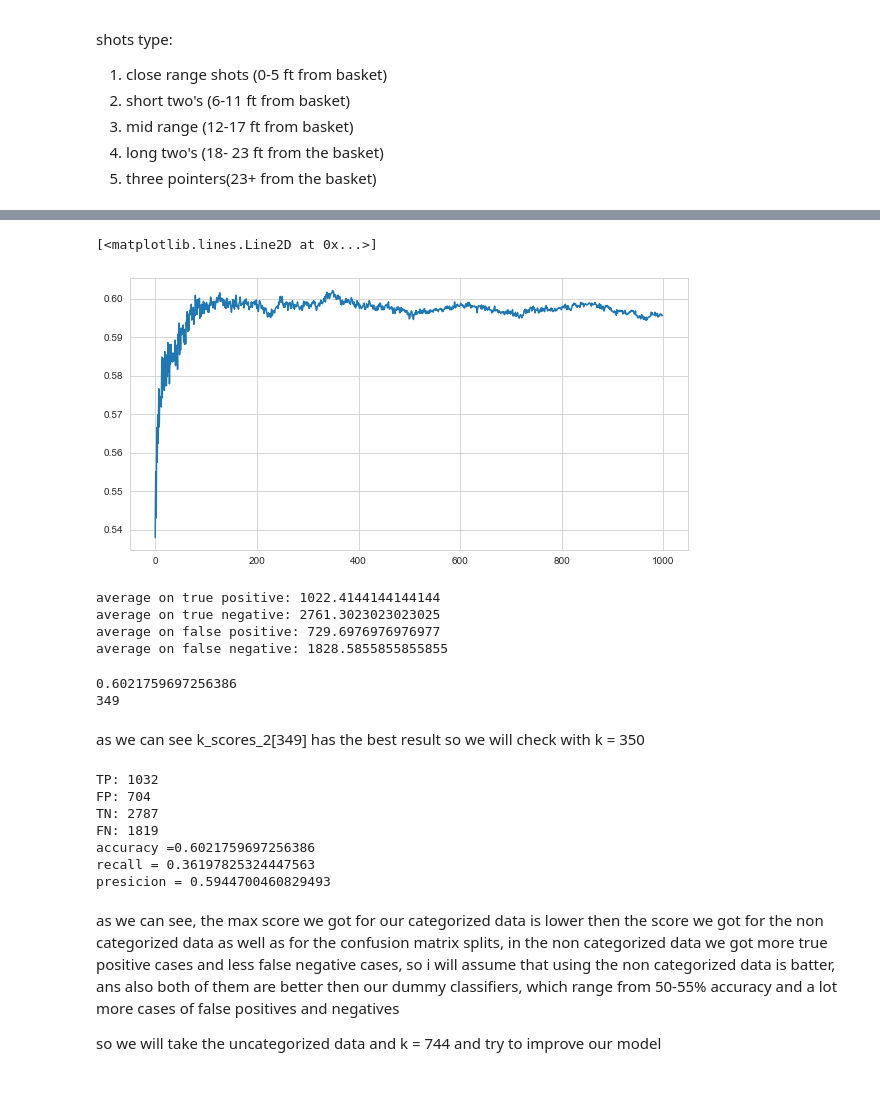
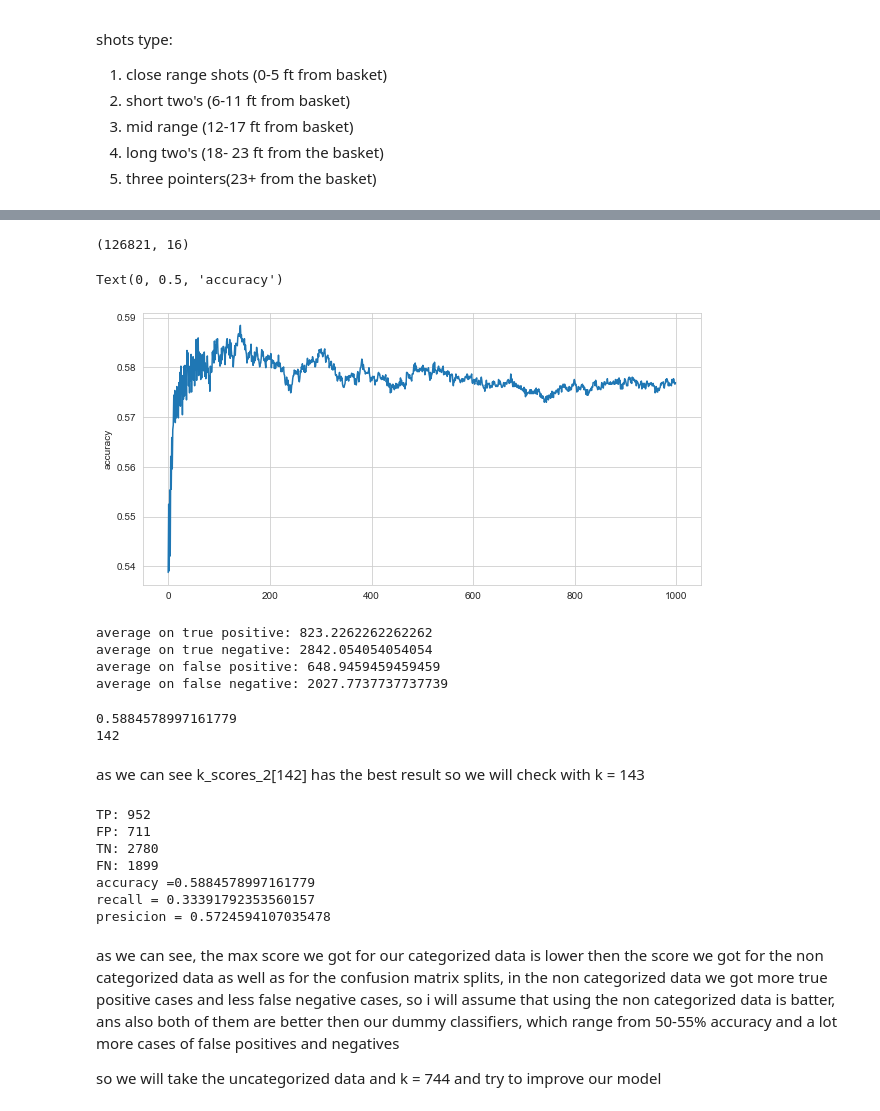
Before and after one commit to LiorBreitman8234/DataScienceFinalProjcet, a Jupyter notebook: classification- nba shots.ipynb, the cells around one changed output, grey strips where cells are left out. Saved outputs shown, nothing was run; the diff lists cells and outputs as text; code cells hidden in the pictures.

```diff
--- a/nba shots classification.ipynb
+++ b/classification- nba shots.ipynb
@@ -867,7 +867,7 @@ shots type:
 4. long two's (18- 23 ft from the basket)
 5. three pointers(23+ from the basket)
 # %%
-new_df = df
+new_df = df.copy()
 new_df.loc[(new_df.SHOT_DIST <= 5),'SHOT_DIST'] = 1
 new_df.loc[((new_df.SHOT_DIST <= 11) &(new_df.SHOT_DIST >5)),'SHOT_DIST'] = 2
 new_df.loc[((new_df.SHOT_DIST > 11) &(new_df.SHOT_DIST <= 17)),'SHOT_DIST'] = 3
@@ -880,4 +891,4 @@ new_df.loc[(new_df.SHOT_CLOCK > 14),'SHOT_CLOCK'] = 1
 # %%
-new_df = new_df.rename(columns = {"SHOT_DIST":"SHOT_TYPE","SHOT_CLOCK":"POS_TYPE"})
+new_df= pd.get_dummies(new_df, columns = ['SHOT_DIST','SHOT_CLOCK'])
 new_df.head()
 # %% [output]
@@ -889,0 +901,3 @@ new_df.head()
+# %%
+new_df = new_df.rename(columns = {"SHOT_DIST_1.0":"CLOSE_TWO","SHOT_DIST_2.0":"SHORT_TWO","SHOT_DIST_3.0":"MID_RANGE","SHOT_DIST_4.0":"LONG_TWO","SHOT_DIST_5.0":"THREE","SHOT_CLOCK_1.0":"QUICK_POS","SHOT_CLOCK_2.0":"MED_POS","SHOT_CLOCK_3.0":"LONG_POS","SHOT_CLOCK_4.0":"LATE_POS"})
+new_df.head()
@@ -890,14 +911,26 @@ new_df.head()
+# %%
+new_df.shape
+# %% [output]
+(126821, 16)
 # %%
-data = np.zeros((new_df.shape[0],8))
+data = np.zeros((new_df.shape[0],16))
 for i in range(len(data)):
     data[i][0] = new_df.loc[i].W
     data[i][1] = new_df.loc[i].FINAL_MARGIN
     data[i][2] = new_df.loc[i].SHOT_NUMBER
     data[i][3] = new_df.loc[i].PERIOD
-    data[i][4] = new_df.loc[i].POS_TYPE
-    data[i][5] = new_df.loc[i].DRIBBLES
-    data[i][6] = new_df.loc[i].TOUCH_TIME
-    data[i][7] = new_df.loc[i].SHOT_TYPE
+    data[i][4] = new_df.loc[i].DRIBBLES
+    data[i][5] = new_df.loc[i].TOUCH_TIME
+    data[i][6] = new_df.loc[i].CLOSE_DEF_DIST
+    data[i][7] = new_df.loc[i].CLOSE_TWO
+    data[i][8] = new_df.loc[i].SHORT_TWO
+    data[i][9] = new_df.loc[i].MID_RANGE
+    data[i][10] = new_df.loc[i].LONG_TWO
+    data[i][11] = new_df.loc[i].THREE
+    data[i][12] = new_df.loc[i].QUICK_POS
+    data[i][13] = new_df.loc[i].MED_POS
+    data[i][14] = new_df.loc[i].LONG_POS
+    data[i][15]=new_df.loc[i].LATE_POS
 # %%
 data_train, data_test, target_train, target_test = train_test_split(data, target,test_size = 0.05, random_state=10)
 
@@ -915,9 +948,10 @@ for k in k_range:
 # %%
 plt.figure(figsize = [10,5])
 plt.plot(k_scores_2)
+plt.ylabel("accuracy")
 # %% [output]
-[<matplotlib.lines.Line2D at 0x...>]
+Text(0, 0.5, 'accuracy')
-[figure, old version]
+[figure, new version]
 # %%
 TP = 0
 FP =0
@@ -937,22 +971,22 @@ print("average on true negative: " + str(TNmean))
 print("average on false positive: " + str(FPmean))
 print("average on false negative: " + str(FNmean))
 # %% [output]
-average on true positive: 1022.4144144144144
-average on true negative: 2761.3023023023025
-average on false positive: 729.6976976976977
-average on false negative: 1828.5855855855855
+average on true positive: 823.2262262262262
+average on true negative: 2842.054054054054
+average on false positive: 648.9459459459459
+average on false negative: 2027.7737737737739
 # %%
 print(max(k_scores_2))
 for i in range(999):
     if k_scores_2[i] == max(k_scores_2):
         print(i)
 # %% [output]
-0.6021759697256386
-349
+0.5884578997161779
+142
 # %% [markdown]
-as we can see k_scores_2[349] has the best result so we will check with k = 350
+as we can see k_scores_2[142] has the best result so we will check with k = 143
 # %%
-knn_2 = KNeighborsClassifier(n_neighbors=350)
+knn_2 = KNeighborsClassifier(n_neighbors=143)
 knn_2.fit(data_train, target_train)
 pred = knn_2.predict(data_test)
 confusion_2 = metrics.confusion_matrix(target_test, pred)
@@ -964,13 +998,13 @@ print("accuracy =" + str(metrics.accuracy_score(target_test, pred)))
 print("recall = " + str(metrics.recall_score(target_test, pred)))
 print("presicion = " + str(metrics.precision_score(target_test, pred)))
 # %% [output]
-TP: 1032
-FP: 704
-TN: 2787
-FN: 1819
-accuracy =0.6021759697256386
-recall = 0.36197825324447563
-presicion = 0.5944700460829493
+TP: 952
+FP: 711
+TN: 2780
+FN: 1899
+accuracy =0.5884578997161779
+recall = 0.33391792353560157
+presicion = 0.5724594107035478
 # %% [markdown]
 as we can see, the max score we got for our categorized data is lower then the score we got for the non categorized data as well as for the confusion matrix splits, in the non categorized data we got more true positive cases and less false negative cases, so i will assume that using the non categorized data is batter, ans also both of them are better then our dummy classifiers, which range from 50-55% accuracy and a lot more cases of false positives and negatives
 
```
Also changed, not shown: parts of 5 cells of this notebook, 1 other file.
